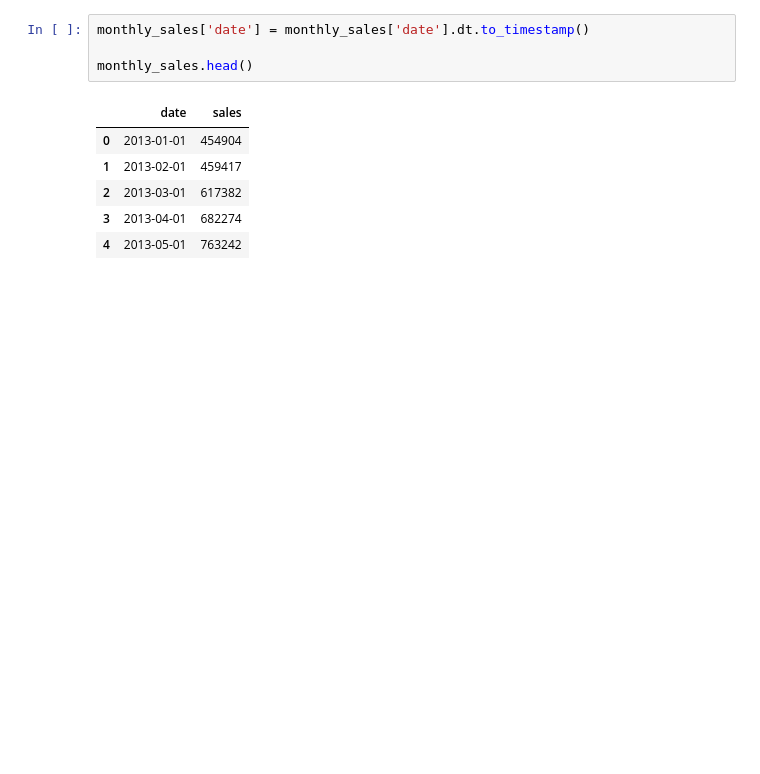
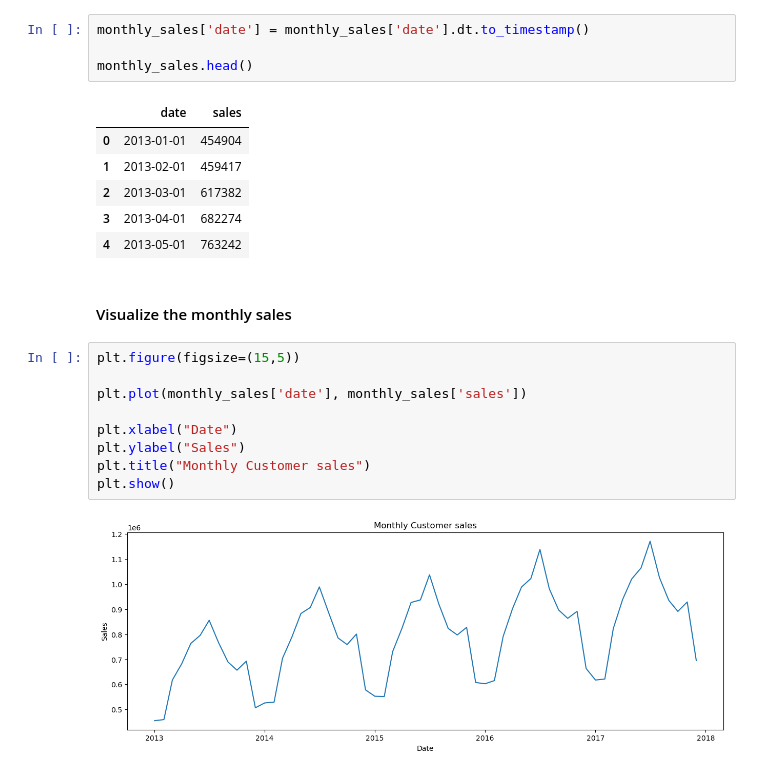
Before and after one commit to Eric-MK/sales_prediction, a Jupyter notebook: sales_prediction.ipynb, the cells around one changed output. Saved outputs shown, nothing was run; the diff lists cells and outputs as text; blank space fills up the shorter version.

Commit message:
visualizing monthly sales

```diff
--- a/sales_prediction.ipynb
+++ b/sales_prediction.ipynb
@@ -124,3 +124,16 @@ monthly_sales.head()
 | 2 | 2013-03-01 | 617382 |
 | 3 | 2013-04-01 | 682274 |
 | 4 | 2013-05-01 | 763242 |
+# %% [markdown]
+#### Visualize the monthly sales
+# %%
+plt.figure(figsize=(15,5))
+
+plt.plot(monthly_sales['date'], monthly_sales['sales'])
+
+plt.xlabel("Date")
+plt.ylabel("Sales")
+plt.title("Monthly Customer sales")
+plt.show()
+# %% [output]
+[figure, added]
```
